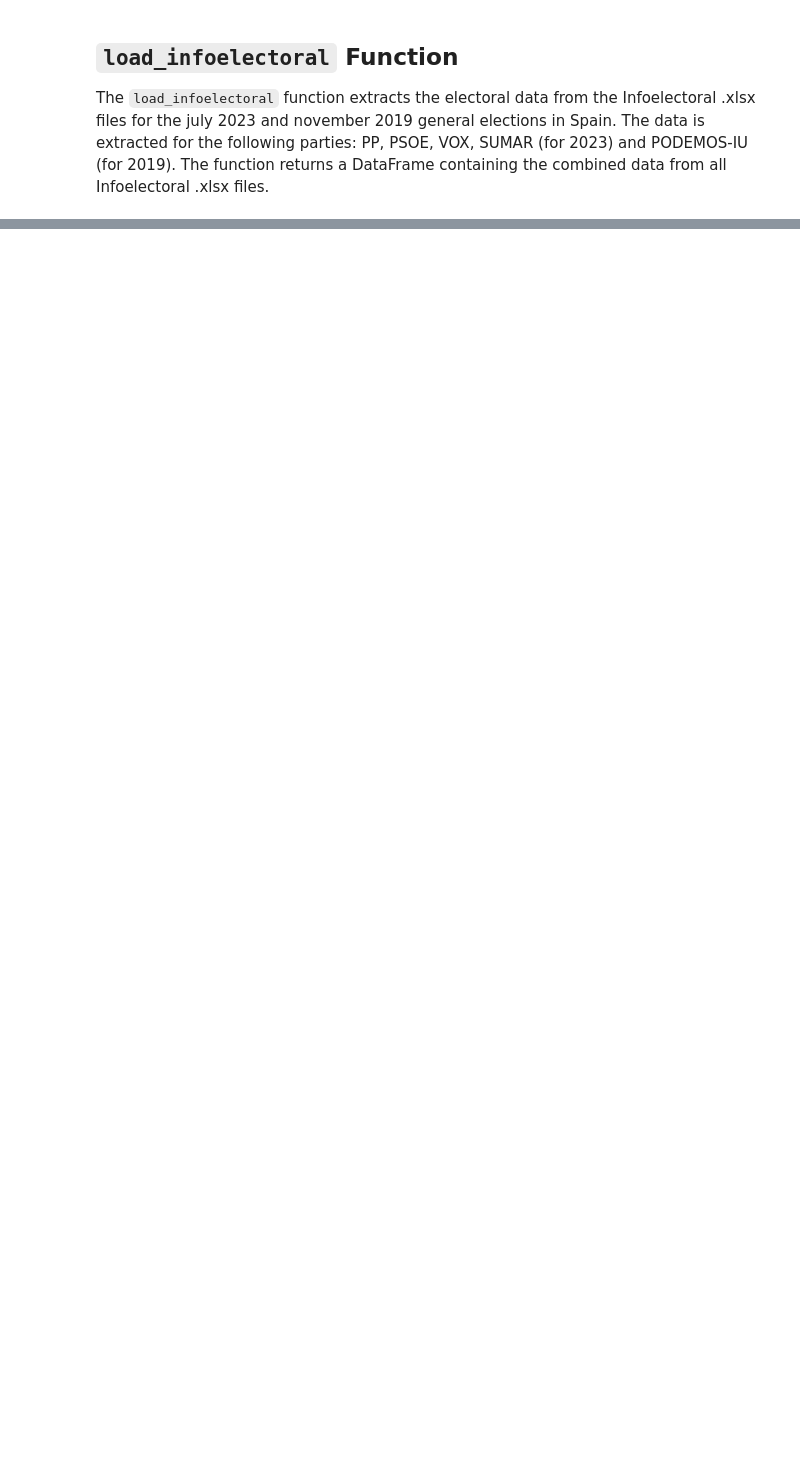
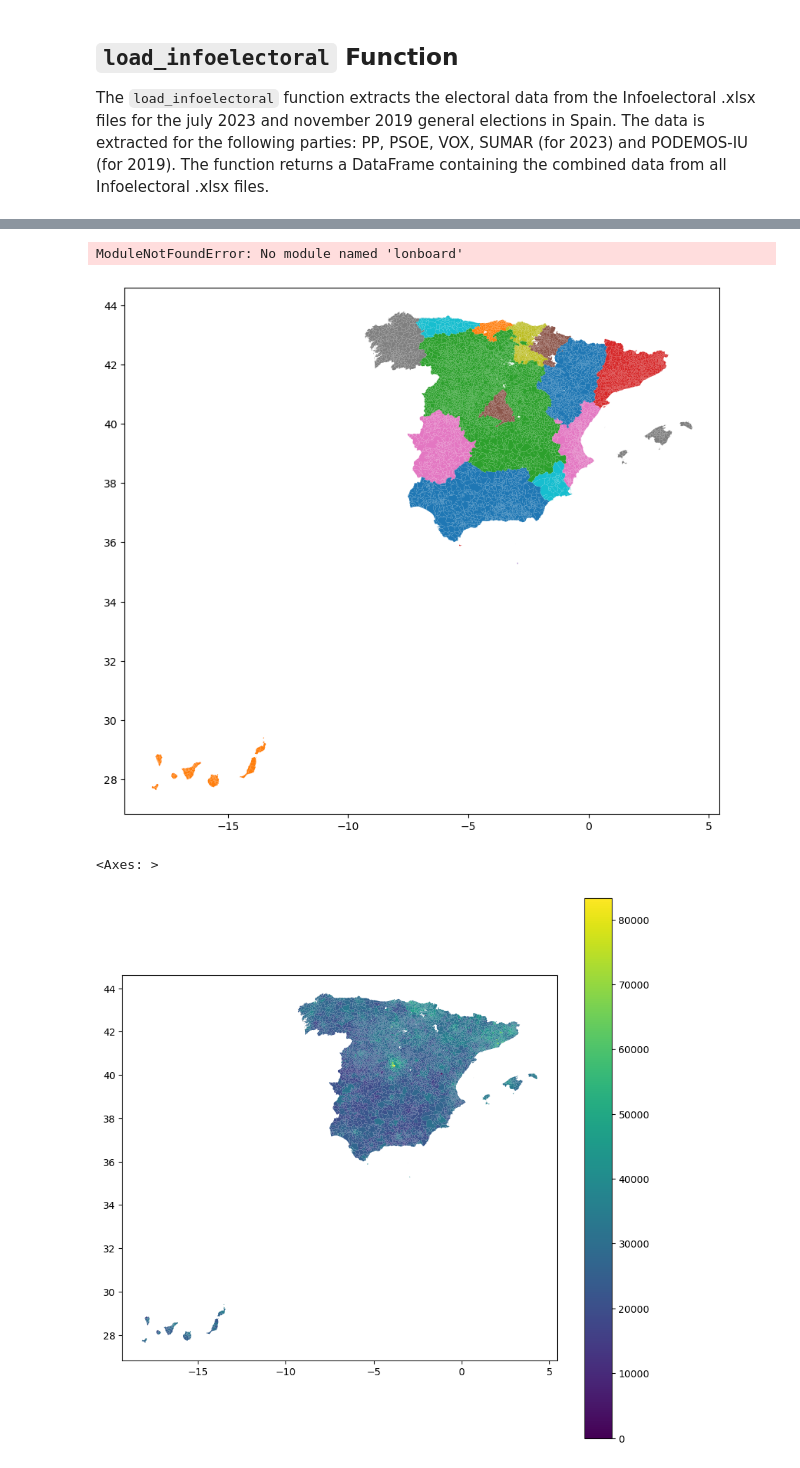
Before and after one commit to rsangil03/tfg_electoral_analysis_spain_2023, a Jupyter notebook: notebooks/01_data_extraction.ipynb, the cells around one changed output, grey strips where cells are left out. Cells and saved outputs as stored; diff of their text form; code cells hidden in the pictures; blank space fills up the shorter version.

```diff
--- a/notebooks/01_data_extraction.ipynb
+++ b/notebooks/01_data_extraction.ipynb
@@ -81,0 +107,4 @@ df_infoelectoral.to_excel(f'data_infoelectoral.xlsx', index=False)
+# %%
+gdf = de.extract_data()
+print(gdf.columns)
+gdf
@@ -81,0 +143,19 @@ df_infoelectoral.to_excel(f'data_infoelectoral.xlsx', index=False)
+# %%
+# Using Lonboard (Fastest for large data)
+from lonboard import viz
+viz(gdf)
+# %% [output]
+ModuleNotFoundError: No module named 'lonboard'
+# %%
+import matplotlib.pyplot as plt
+
+# Basic plot
+gdf.plot(column='ccaa', figsize=(10, 10))
+plt.show()
+
+# Colored by a column (Choropleth)
+gdf.plot(column='rta_nt_med', legend=True, figsize=(10, 10))
+# %% [output]
+[figure, added]
+<Axes: >
+[figure, added]
```
Also changed, not shown: parts of 9 cells of this notebook, 2 other files.
